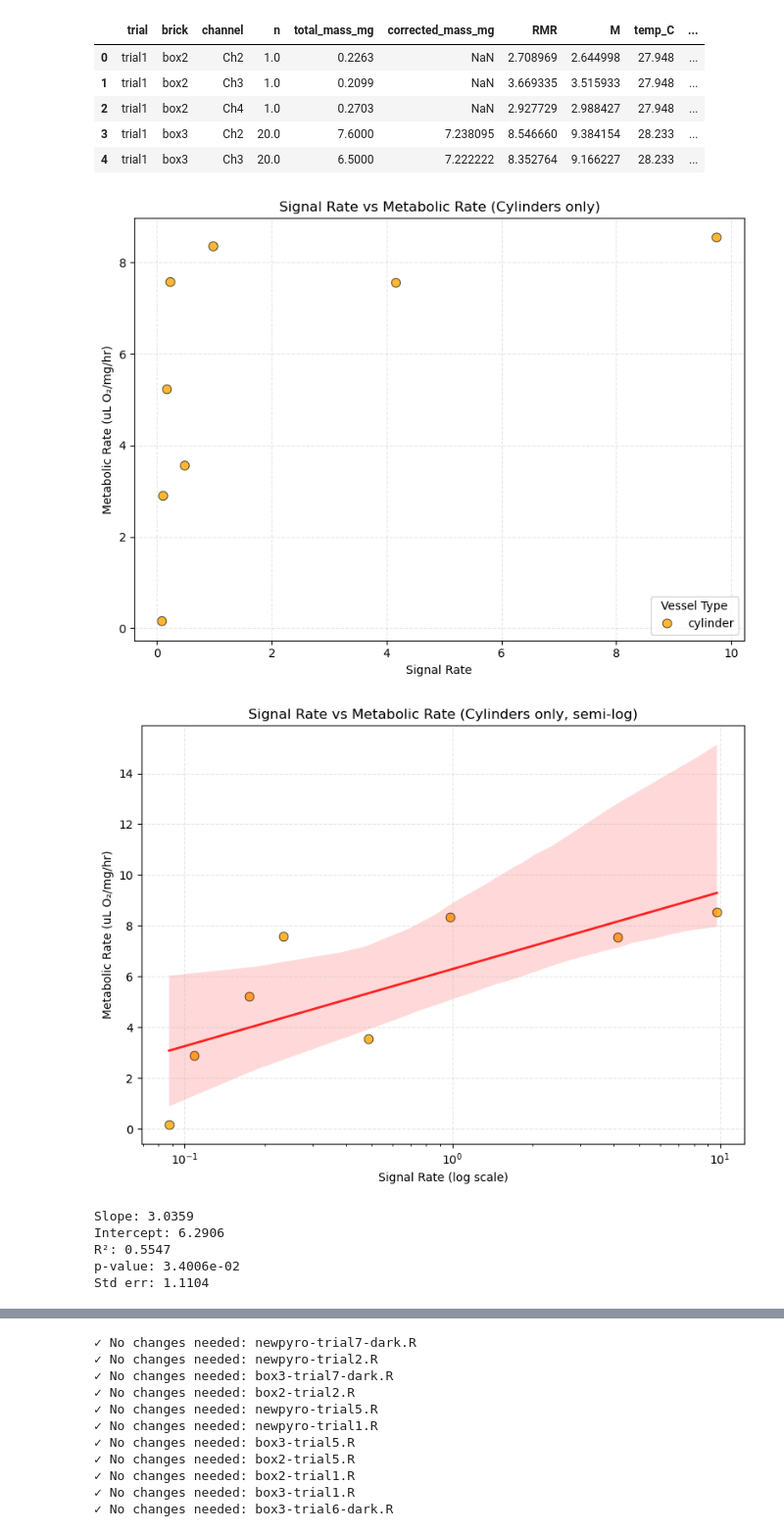
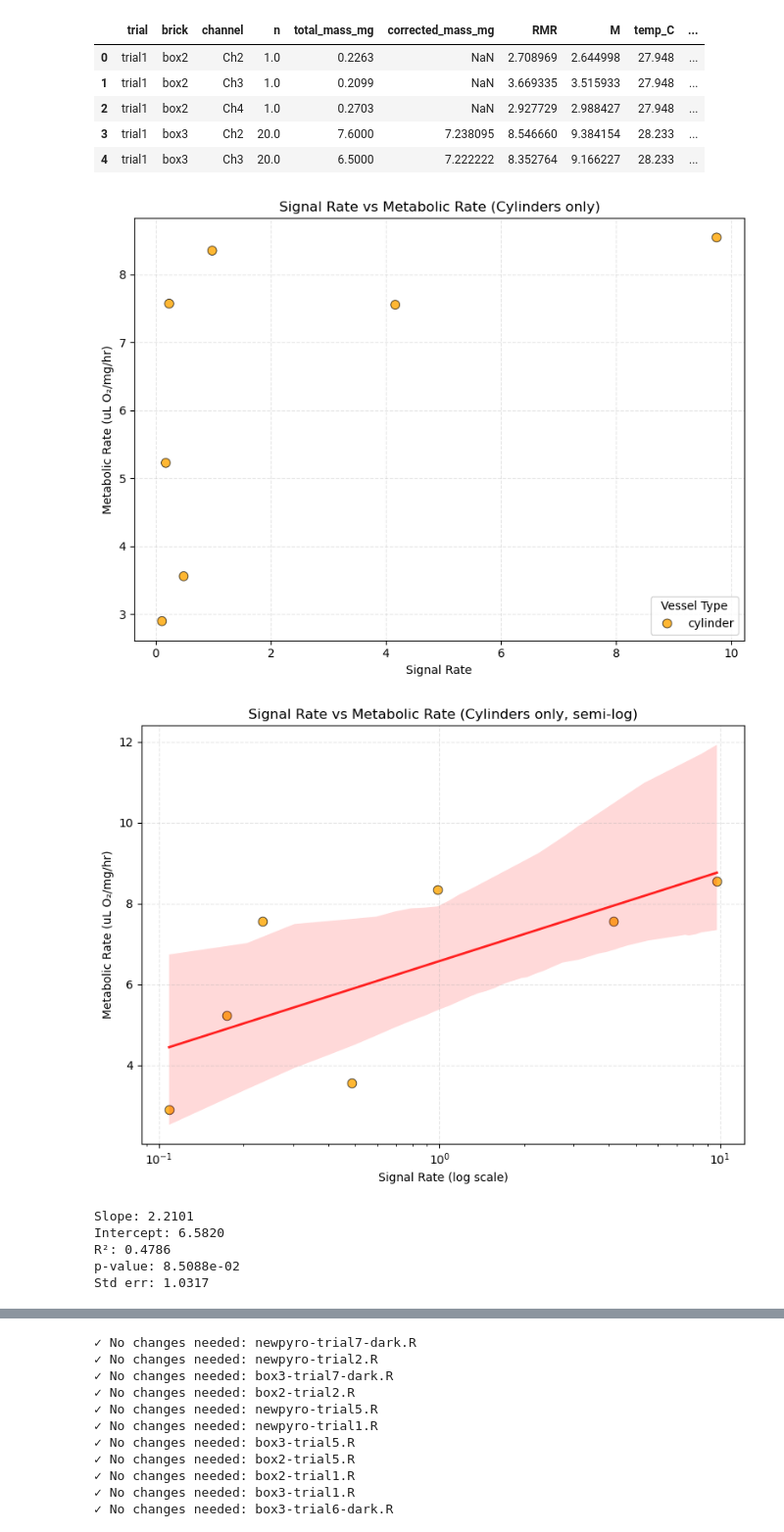
Before and after one commit to ucsb-oakley-lab/signal_respirometry, a Jupyter notebook: notebooks/A_batch_respirometry_final.ipynb, the cells around one changed output, grey strips where cells are left out. Shown at 98% size. Drawn from its saved outputs; the diff is of its cells as text; code cells hidden in the pictures.

```diff
--- a/notebooks/A_batch_respirometry_final.ipynb
+++ b/notebooks/A_batch_respirometry_final.ipynb
@@ -922,6 +922,9 @@ for run in runs:
 if summary_rows:
     agg_df = pd.DataFrame(summary_rows)
 
+    # Add filtered flag: False for trials 4 and 4.5, True otherwise
+    agg_df['filtered'] = ~agg_df['trial'].isin(['trial4', 'trial4.5'])
+
     # Save aggregated summary
     agg_path = OUT_DIR / 'batch_summary.csv'
     agg_df.to_csv(agg_path, index=False)
@@ -1256,8 +1363,14 @@ display(merged_df.head())
 import matplotlib.pyplot as plt
 import seaborn as sns
 
+# Toggle: set to True to include trials 4 and 4.5 (unfiltered), False to exclude them
+use_unfiltered = False
+
 plt.figure(figsize=(8, 6))
-cyl_df = merged_df[(merged_df['vessel'] == 'cylinder') & (merged_df['RMR'] >= 0)].copy()
+if use_unfiltered:
+    cyl_df = merged_df[merged_df['vessel'] == 'cylinder'].copy()
+else:
+    cyl_df = merged_df[(merged_df['vessel'] == 'cylinder') & (merged_df['filtered'] == True)].copy()
 
 sns.scatterplot(
     data=cyl_df,
@@ -1278,7 +1391,7 @@ plt.legend(title='Vessel Type')
 plt.tight_layout()
 plt.show()
 # %% [output]
-[figure, old version]
+[figure, new version]
 # %%
 # Cylinders only: semi-log x, ignore negatives, show regression stats (no legend)
 import numpy as np
@@ -1286,11 +1399,20 @@ import matplotlib.pyplot as plt
 import seaborn as sns
 from scipy import stats
 
-cyl_df = merged_df[
-    (merged_df['vessel'] == 'cylinder') &
-    (merged_df['RMR'] >= 0) &
-    (merged_df['signal_rate'] > 0)
-].copy()
+# Toggle: set to True to include trials 4 and 4.5 (unfiltered), False to exclude them
+use_unfiltered = False
+
+if use_unfiltered:
+    cyl_df = merged_df[
+        (merged_df['vessel'] == 'cylinder') &
+        (merged_df['signal_rate'] > 0)
+    ].copy()
+else:
+    cyl_df = merged_df[
+        (merged_df['vessel'] == 'cylinder') &
+        (merged_df['filtered'] == True) &
+        (merged_df['signal_rate'] > 0)
+    ].copy()
 
 if cyl_df.empty:
     print("No cylinder data available for plotting.")
@@ -1312,37 +1434,37 @@ else:
         color='orange',
         s=60,
         edgecolor='black',
         alpha=0.8,
         legend=False
     )
     # Regression line in data space (use regplot for convenience)
     sns.regplot(
         data=cyl_df,
         x='signal_rate',
         y='RMR',
         scatter=False,
         logx=True,
         line_kws={'color': 'red', 'alpha': 0.85, 'linewidth': 2}
     )
 
     plt.xscale('log')
     plt.xlabel('Signal Rate (log scale)')
     plt.ylabel('Metabolic Rate (uL O₂/mg/hr)')
     plt.title('Signal Rate vs Metabolic Rate (Cylinders only, semi-log)')
     plt.grid(True, linestyle='--', alpha=0.3)
     plt.tight_layout()
     plt.show()
 
     print(f"Slope: {slope:.4f}")
     print(f"Intercept: {intercept:.4f}")
     print(f"R²: {r2:.4f}")
     print(f"p-value: {p_value:.4e}")
     print(f"Std err: {stderr:.4f}")
 # %% [output]
-[figure, old version]
+[figure, new version]
-Slope: 3.0359
-Intercept: 6.2906
-R²: 0.5547
-p-value: 3.4006e-02
-Std err: 1.1104
+Slope: 2.2101
+Intercept: 6.5820
+R²: 0.4786
+p-value: 8.5088e-02
+Std err: 1.0317
 # %% [markdown]
```
Also changed, not shown: parts of 7 cells of this notebook, 1 other file.
